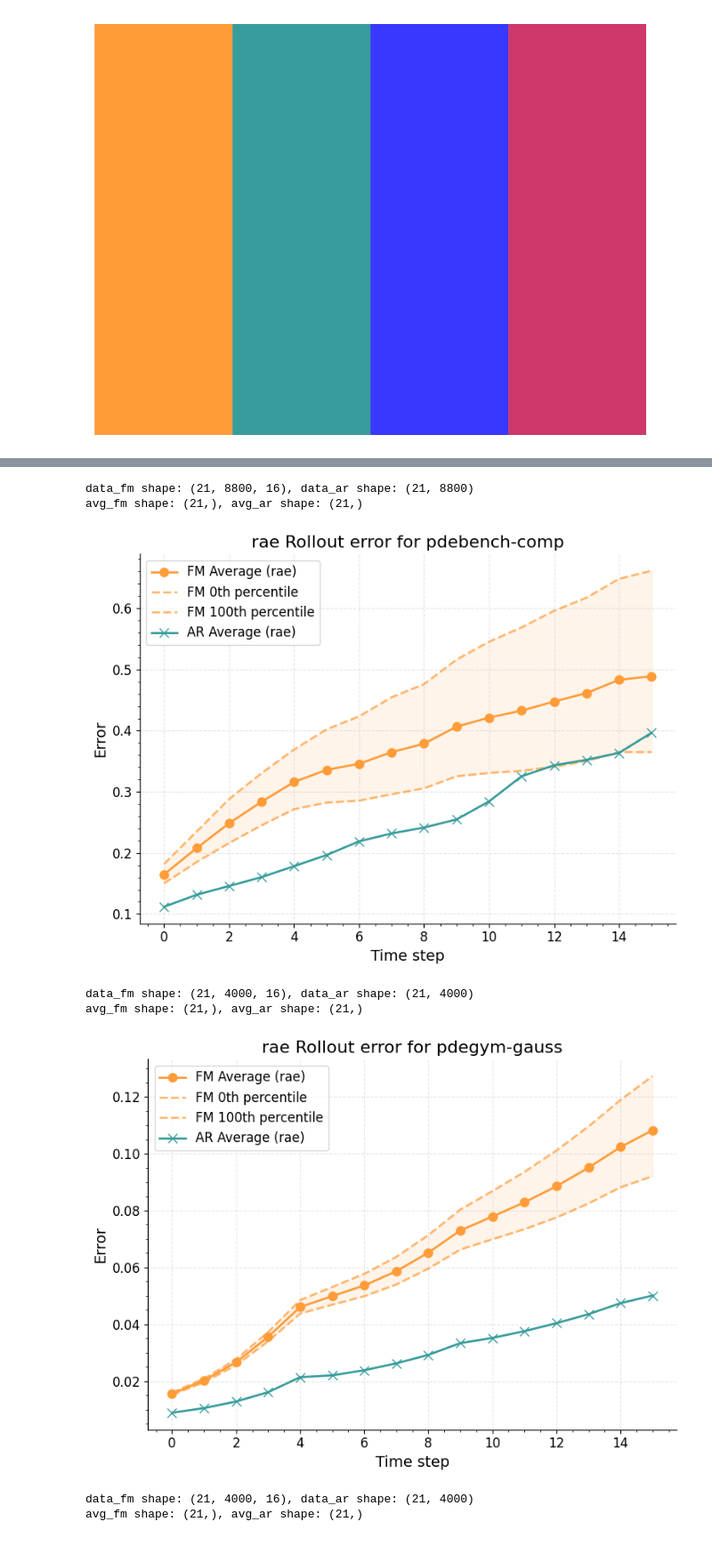
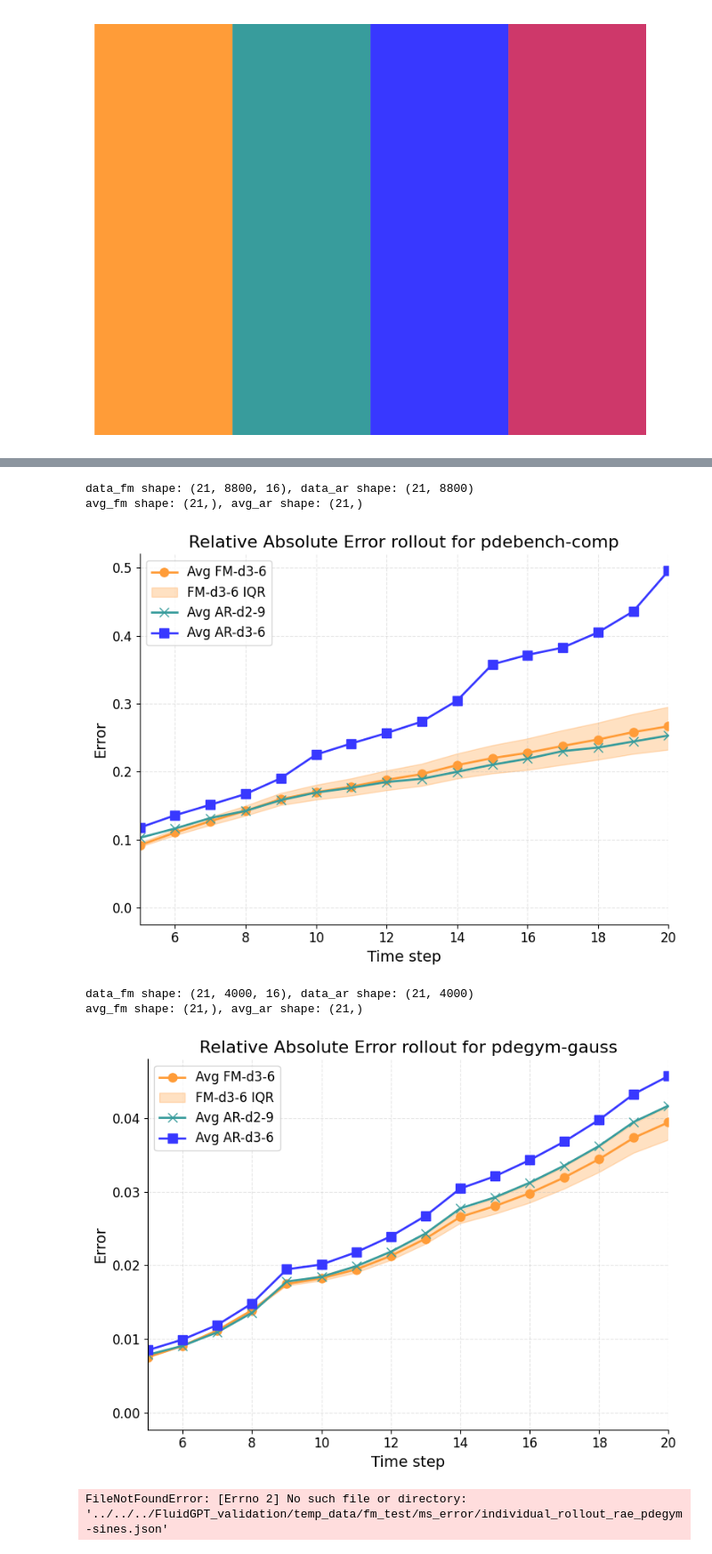
Before and after one commit to tpharmsen/FluidGPT, a Jupyter notebook: src/scripts/graphGeneration.ipynb, the cells around one changed output, grey strips where cells are left out. Shown at 89% size. Cells and saved outputs as stored; diff of their text form; code cells hidden in the pictures.

```diff
--- a/src/scripts/graphGeneration.ipynb
+++ b/src/scripts/graphGeneration.ipynb
@@ -46,10 +46,7 @@ plt.close()
 # %% [output]
 [figure]
 # %%
-#file_path = "fm/fm-val-b200/ms_error/individual_rollout_rae_pdebench-incomp.json"
-file_path = "old_data/fm/fm-val-b200/ms_error/individual_rollout_rae_pdebench-comp.json"
-#file_path = "fm/fm-val-b200/ms_error/individual_rollout_rae_amira.json"
-# print all files in the directory
+file_path = "../../../FluidGPT_validation/temp_data/fm_test/ms_error/"
 directory = os.path.dirname(file_path)
 for filename in os.listdir(directory):
     if filename.startswith("individual") and not filename.endswith("amira.json") and not filename.endswith("incomp.json"):
@@ -120,6 +154,8 @@ Dataset: pdegym-bb, FM shape: (16,), AR shape: ()
 # %%
-base_path_ar = "../../../FluidGPT_validation/temp_data/val-ar-tiny/ms_error/"
-base_path_fm = "../../../FluidGPT_validation/old_data/fm/fm-val-b200/ms_error/"
+base_path_ar = "../../../FluidGPT_validation/final_data/MTT/ar-d2-9/ms_error/"
+base_path_ar2 = "../../../FluidGPT_validation/final_data/MTT/ar-d3-6/ms_error/"
+#base_path_fm = "../../../FluidGPT_validation/old_data/fm/fm-val-b200/ss_error/"
+base_path_fm = "../../../FluidGPT_validation/temp_data/fm_test/ms_error/"
 error_type = "rae"  # or "rrmse"
 
 tb = 5
@@ -127,56 +163,53 @@ for dataset_name in ["amira", "pdebench-comp", "pdebench-incomp", "pdegym-gauss"
     if dataset_name == "amira" or dataset_name == "pdebench-incomp":
         continue
     filename_ar = f"{base_path_ar}individual_rollout_{error_type}_{dataset_name}.json"
+    filename_ar2 = f"{base_path_ar2}individual_rollout_{error_type}_{dataset_name}.json"
     filename_fm = f"{base_path_fm}individual_rollout_{error_type}_{dataset_name}.json"
 
     with open(filename_ar, "r") as f:
         data_ar = np.array(json.load(f))
+    with open(filename_ar2, "r") as f:
+        data_ar2 = np.array(json.load(f))
     with open(filename_fm, "r") as f:
         data_fm = np.array(json.load(f))
 
     fig, ax = plt.subplots()
     print(f"data_fm shape: {data_fm.shape}, data_ar shape: {data_ar.shape}")
     avg_fm = np.mean(data_fm, axis=(1,2))
     avg_ar = np.mean(data_ar, axis=1)
+    avg_ar2 = np.mean(data_ar2, axis=1)
     print(f"avg_fm shape: {avg_fm.shape}, avg_ar shape: {avg_ar.shape}")
     q0, q25, q50, q75, q100 = np.quantile(data_fm, [0, 0.25, 0.5, 0.75, 1], axis=(2))
     #compute the mean of the quantiles over axis 1
     q0 = np.mean(q0, axis=1)
     q25 = np.mean(q25, axis=1)
     q50 = np.mean(q50, axis=1)
     q75 = np.mean(q75, axis=1)
     q100 = np.mean(q100, axis=1)
 
-    # remove first tb elements
-    avg_fm = avg_fm[tb:]
-    avg_ar = avg_ar[tb:]
-    q0 = q0[tb:]
-    q25 = q25[tb:]
-    q50 = q50[tb:]
-    q75 = q75[tb:]
-    q100 = q100[tb:]
-
-    ax.plot(avg_fm, 'o-', color=colors[0], label='FM Average' + f' ({error_type})')
-    ax.plot(q0, '--', color=colors[0], alpha=0.7, label='FM 0th percentile')
+    ax.plot(avg_fm, 'o-', color=colors[0], label='Avg FM-d3-6')
+    #ax.plot(q0, '--', color=colors[0], alpha=0.7, label='FM-d3-6 25th quantile')
     #ax.plot(q50, '--', color=colors[0], alpha=0.9, label='FM Median')
-    ax.plot(q100, '--', color=colors[0], alpha=0.7, label='FM 100th percentile')
-    ax.plot(avg_ar, 'x-', color=colors[1], label='AR Average' + f' ({error_type})')
-    plt.fill_between(range(len(avg_fm)), q0, q100, color=colors[0], alpha=0.1)
+    #ax.plot(q100, '--', color=colors[0], alpha=0.7, label='FM-d3-6 75th quantile')
+    plt.fill_between(range(len(avg_fm)), q25, q75, color=colors[0], alpha=0.3, label='FM-d3-6 IQR')
+    ax.plot(avg_ar, 'x-', color=colors[1], label='Avg AR-d2-9')
+    ax.plot(avg_ar2, 's-', color=colors[2], label='Avg AR-d3-6')
 
     ax.set_xlabel("Time step")
     ax.set_ylabel("Error")
-    ax.set_title(f"{error_type} Rollout error for {dataset_name}")
+    ax.set_title(f"{error_type_str[error_type]} rollout for {dataset_name}")
     ax.legend(loc='upper left')
-    ax.minorticks_on()
+
+    ax.set_xlim(5,20)
+
 
     plt.tight_layout()
     plt.show()
 # %% [output]
 data_fm shape: (21, 8800, 16), data_ar shape: (21, 8800)
 avg_fm shape: (21,), avg_ar shape: (21,)
-[figure, old version]
+[figure, new version]
 data_fm shape: (21, 4000, 16), data_ar shape: (21, 4000)
 avg_fm shape: (21,), avg_ar shape: (21,)
-[figure, old version]
+[figure, new version]
-data_fm shape: (21, 4000, 16), data_ar shape: (21, 4000)
-avg_fm shape: (21,), avg_ar shape: (21,)
+FileNotFoundError: [Errno 2] No such file or directory: '../../../FluidGPT_validation/temp_data/fm_test/ms_error/individual_rollout_rae_pdegym-sines.json'
```
Also changed, not shown: parts of 3 cells of this notebook.
